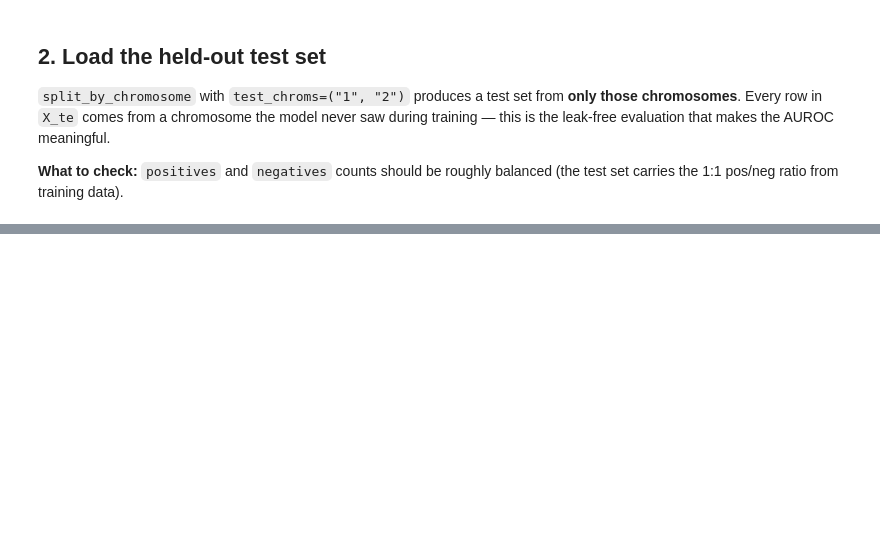
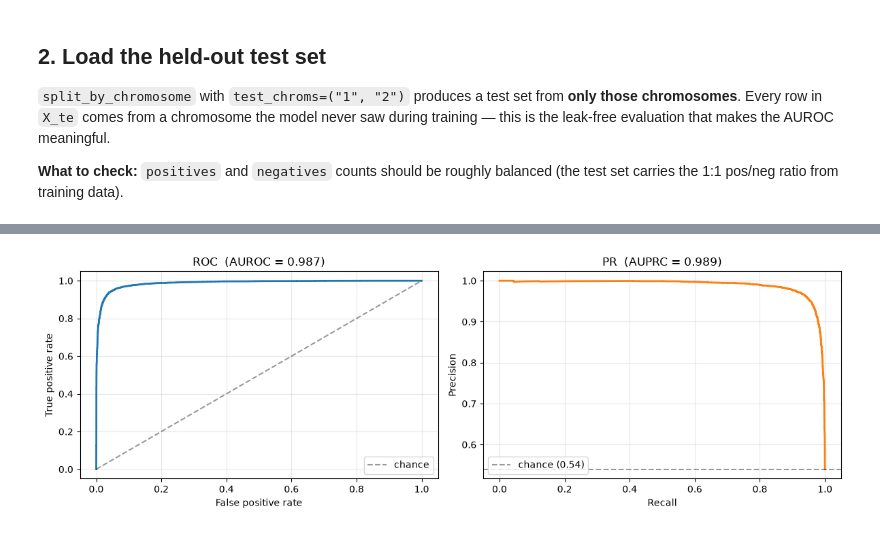
Before and after one commit to lux-zel/TFBS-creb1-predicter, a Jupyter notebook: notebooks/02_eval.ipynb, the cells around one changed output, grey strips where cells are left out. Saved outputs shown, nothing was run; the diff lists cells and outputs as text; code cells hidden in the pictures; blank space fills up the shorter version.

```diff
--- a/notebooks/02_eval.ipynb
+++ b/notebooks/02_eval.ipynb
@@ -80,0 +102,13 @@ checkpoint: checkpoints/cnn.pt
+# %%
+loader = DataLoader(
+    TensorDataset(torch.from_numpy(X_te).float(), torch.from_numpy(y_te).float()),
+    batch_size=512, shuffle=False,
+)
+
+y_true, y_prob = predict(model, loader, device=DEVICE)
+
+print(f"y_true shape: {y_true.shape}")
+print(f"y_prob shape: {y_prob.shape}")
+print(f"y_prob range: [{y_prob.min():.4f}, {y_prob.max():.4f}]")
+print(f"y_prob mean:  {y_prob.mean():.4f}")
+print(f"y_true mean:  {y_true.mean():.4f}")
@@ -80,0 +164,28 @@ checkpoint: checkpoints/cnn.pt
+# %%
+c = curves(y_true, y_prob)
+
+fig, axes = plt.subplots(1, 2, figsize=(12, 4))
+
+# ROC
+axes[0].plot(c["fpr"], c["tpr"], lw=2, color="C0")
+axes[0].plot([0, 1], [0, 1], "k--", alpha=0.4, label="chance")
+axes[0].set_xlabel("False positive rate")
+axes[0].set_ylabel("True positive rate")
+axes[0].set_title(f"ROC  (AUROC = {metrics['auroc']:.3f})")
+axes[0].legend(loc="lower right")
+axes[0].grid(alpha=0.3)
+
+# PR
+axes[1].plot(c["recall"], c["precision"], lw=2, color="C1")
+axes[1].axhline(y=float(y_true.mean()), color="k", linestyle="--", alpha=0.4,
+                label=f"chance ({y_true.mean():.2f})")
+axes[1].set_xlabel("Recall")
+axes[1].set_ylabel("Precision")
+axes[1].set_title(f"PR  (AUPRC = {metrics['auprc']:.3f})")
+axes[1].legend(loc="lower left")
+axes[1].grid(alpha=0.3)
+
+plt.tight_layout()
+plt.show()
+# %% [output]
+[figure, added]
```
Also changed, not shown: parts of 19 cells of this notebook.
